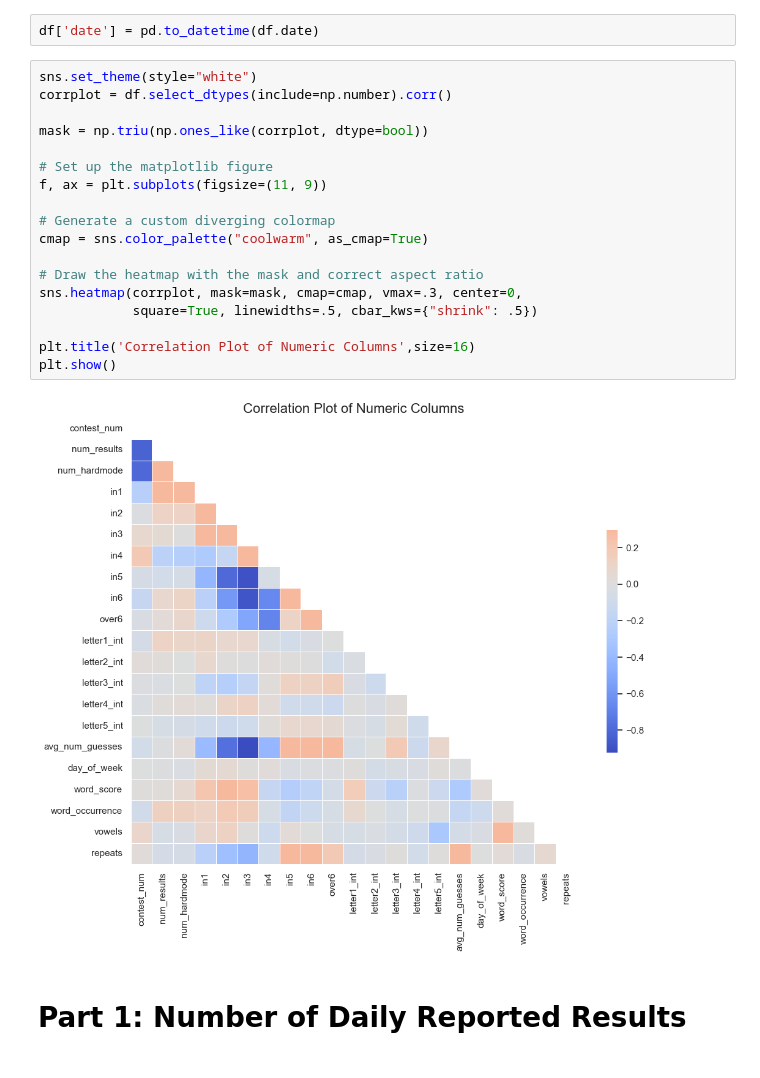
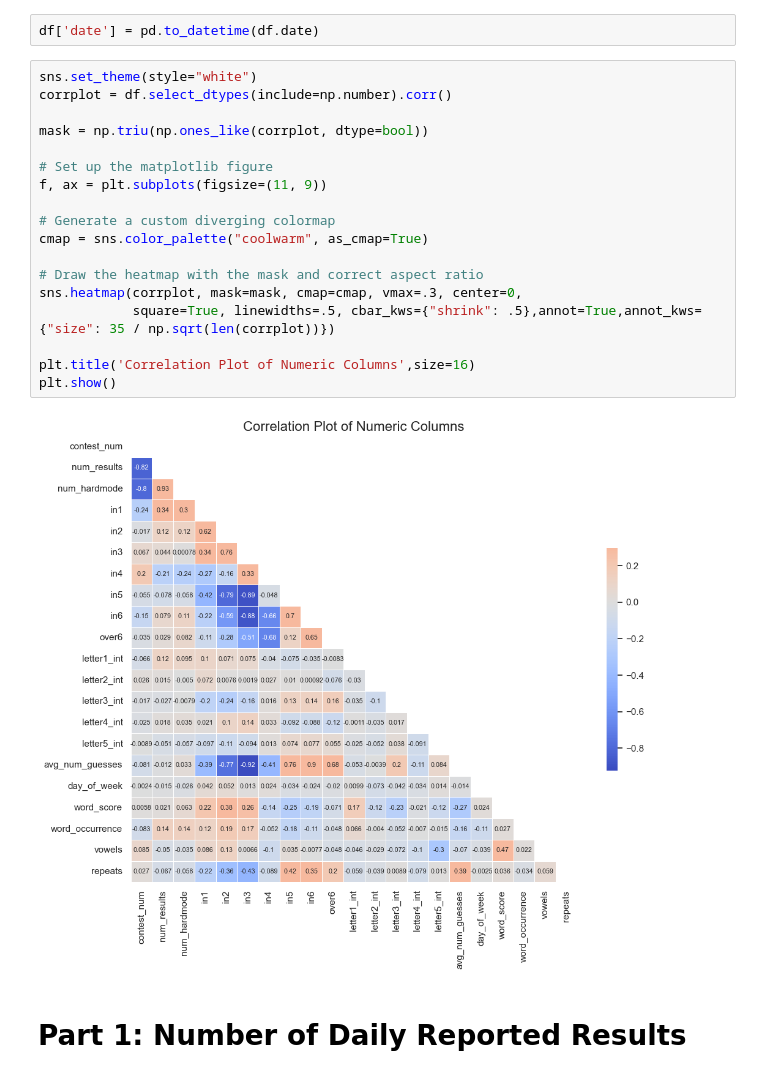
Before and after one commit to carlostbello/COMAP2023, a Jupyter notebook: src/eda.ipynb, the cells around one changed output. Drawn from its saved outputs; the diff is of its cells as text.

```diff
--- a/src/eda.ipynb
+++ b/src/eda.ipynb
@@ -78,23 +88,23 @@ df['date'] = pd.to_datetime(df.date)
 # %%
 sns.set_theme(style="white")
 corrplot = df.select_dtypes(include=np.number).corr()
 
 mask = np.triu(np.ones_like(corrplot, dtype=bool))
 
 # Set up the matplotlib figure
 f, ax = plt.subplots(figsize=(11, 9))
 
 # Generate a custom diverging colormap
 cmap = sns.color_palette("coolwarm", as_cmap=True)
 
 # Draw the heatmap with the mask and correct aspect ratio
 sns.heatmap(corrplot, mask=mask, cmap=cmap, vmax=.3, center=0,
-            square=True, linewidths=.5, cbar_kws={"shrink": .5})
+            square=True, linewidths=.5, cbar_kws={"shrink": .5},annot=True,annot_kws={"size": 35 / np.sqrt(len(corrplot))})
 
 plt.title('Correlation Plot of Numeric Columns',size=16)
 plt.show()
 # %% [output]
-[figure, old version]
+[figure, new version]
 # %% [markdown]
 # Part 1: Number of Daily Reported Results
 # %%
```
Also changed, not shown: parts of 1 cell of this notebook, 4 other files.
